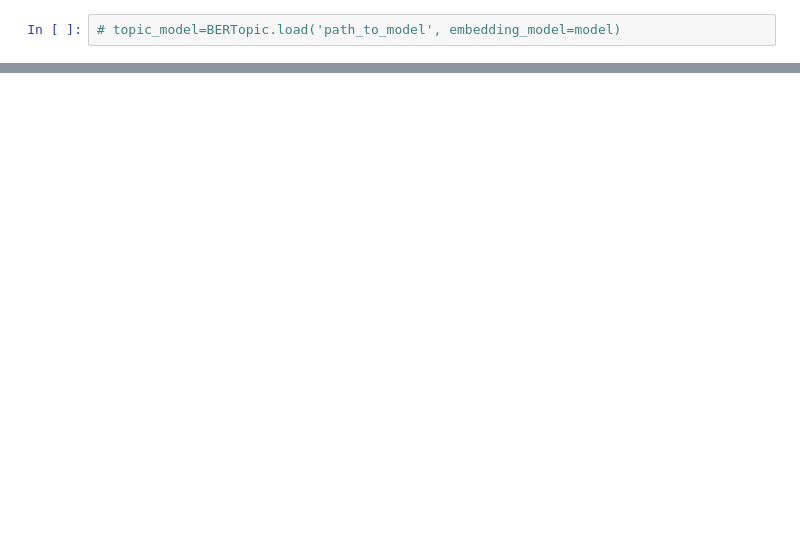
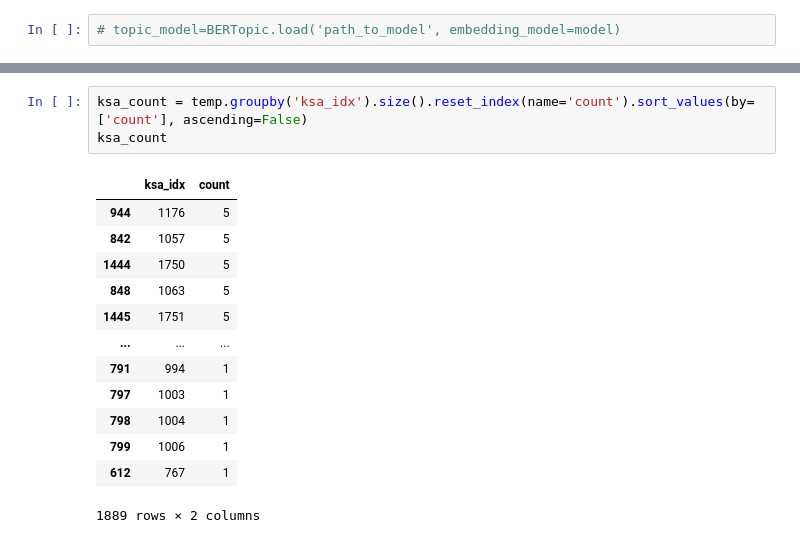
Before and after one commit to jwgargano/CyberWorkForceProject, a Jupyter notebook: scripts/bertopic_template.ipynb, the cells around one changed output, grey strips where cells are left out. Cells and saved outputs as stored; diff of their text form; blank space fills up the shorter version.

```diff
--- a/scripts/bertopic_template.ipynb
+++ b/scripts/bertopic_template.ipynb
@@ -161,0 +317,17 @@ topic_model.visualize_barchart()
+# %%
+ksa_count = temp.groupby('ksa_idx').size().reset_index(name='count').sort_values(by=['count'], ascending=False)
+ksa_count
+# %% [output]
+|  | ksa_idx | count |
+| 944 | 1176 | 5 |
+| 842 | 1057 | 5 |
+| 1444 | 1750 | 5 |
+| 848 | 1063 | 5 |
+| 1445 | 1751 | 5 |
+| ... | ... | ... |
+| 791 | 994 | 1 |
+| 797 | 1003 | 1 |
+| 798 | 1004 | 1 |
+| 799 | 1006 | 1 |
+| 612 | 767 | 1 |
+1889 rows × 2 columns
```
Also changed, not shown: parts of 49 cells of this notebook, 1 other file.
